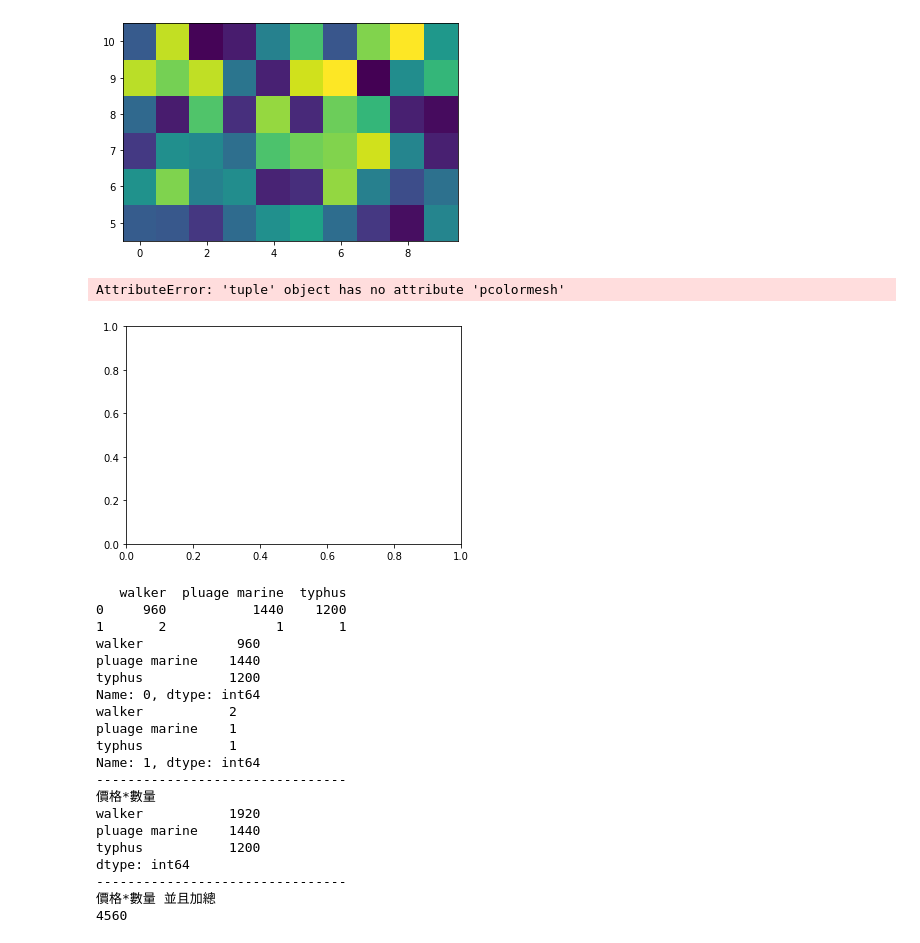
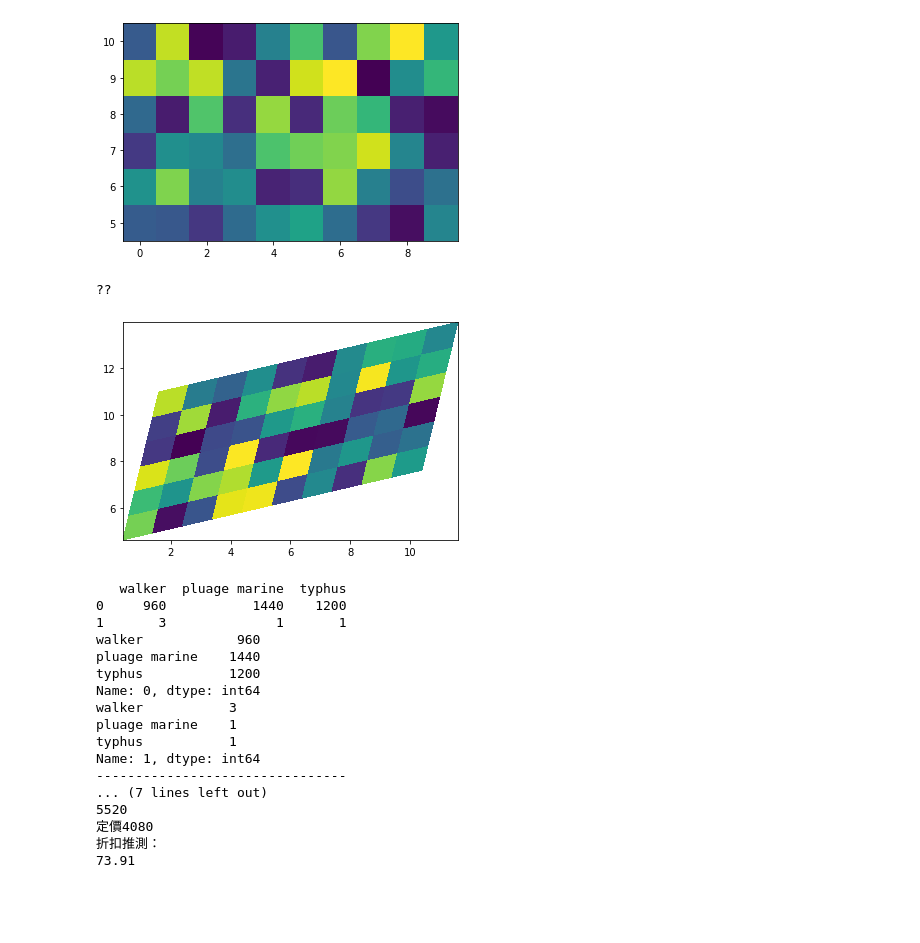
Before and after one commit to onionsteven/GitTest, a Jupyter notebook: my_pandas_practice.ipynb, the cells around one changed output. Cells and saved outputs as stored; diff of their text form; code cells hidden in the pictures; blank space fills up the shorter version.

```diff
--- a/my_pandas_practice.ipynb
+++ b/my_pandas_practice.ipynb
@@ -251,24 +251,27 @@ ax.pcolormesh(x, y, z)
 <matplotlib.collections.QuadMesh at 0x...>
 [figure]
 # %%
-
+import numpy as np
+import matplotlib.pyplot as plt
+import matplotlib.pyplot as plt
+z = np.random.rand(6,10)
 x = np.arange(-0.5, 10, 1)  # len = 11
 y = np.arange(4.5, 11, 1)  # len = 7
 X, Y = np.meshgrid(x, y)
 X = X + 0.2 * Y  # tilt the coordinates.
 Y = Y + 0.3 * X
 
 #fig,
-ax = plt.subplots()
-ax.pcolormesh(X, Y, z)
+#ax = plt()
+plt.pcolormesh(X, Y, z)
 print("??")
 # %% [output]
-AttributeError: 'tuple' object has no attribute 'pcolormesh'
+??
-[figure, old version]
+[figure, new version]
 # %%
 import pandas as pd
 import numpy as np
-combat_price = pd.DataFrame([(960,1440,1200),(2,1,1)],columns=["walker","pluage marine","typhus"])
+combat_price = pd.DataFrame([(960,1440,1200),(3,1,1)],columns=["walker","pluage marine","typhus"])
 #price_multi_number = lambda x:x^2
 #combat_price.apply(price_multi_number,axis=0)
 print(combat_price)
@@ -281,24 +284,25 @@ print(combat_price.prod(axis=0))
 print("--------------------------------")
 print("價格*數量 並且加總")
 print(sum(combat_price.prod(axis=0)))
+
+print("定價4080")
+print("折扣推測：")
+print(round(4080/sum(combat_price.prod(axis=0))*100,2))
 # %% [output]
    walker  pluage marine  typhus
 0     960           1440    1200
-1       2              1       1
+1       3              1       1
 walker            960
 pluage marine    1440
 typhus           1200
 Name: 0, dtype: int64
-walker           2
+walker           3
 pluage marine    1
 typhus           1
 Name: 1, dtype: int64
 --------------------------------
-價格*數量
-walker           1920
-pluage marine    1440
-typhus           1200
-dtype: int64
---------------------------------
-價格*數量 並且加總
-4560
+... (7 lines left out)
+5520
+定價4080
+折扣推測：
+73.91
```
Also changed, not shown: parts of 3 cells of this notebook.
